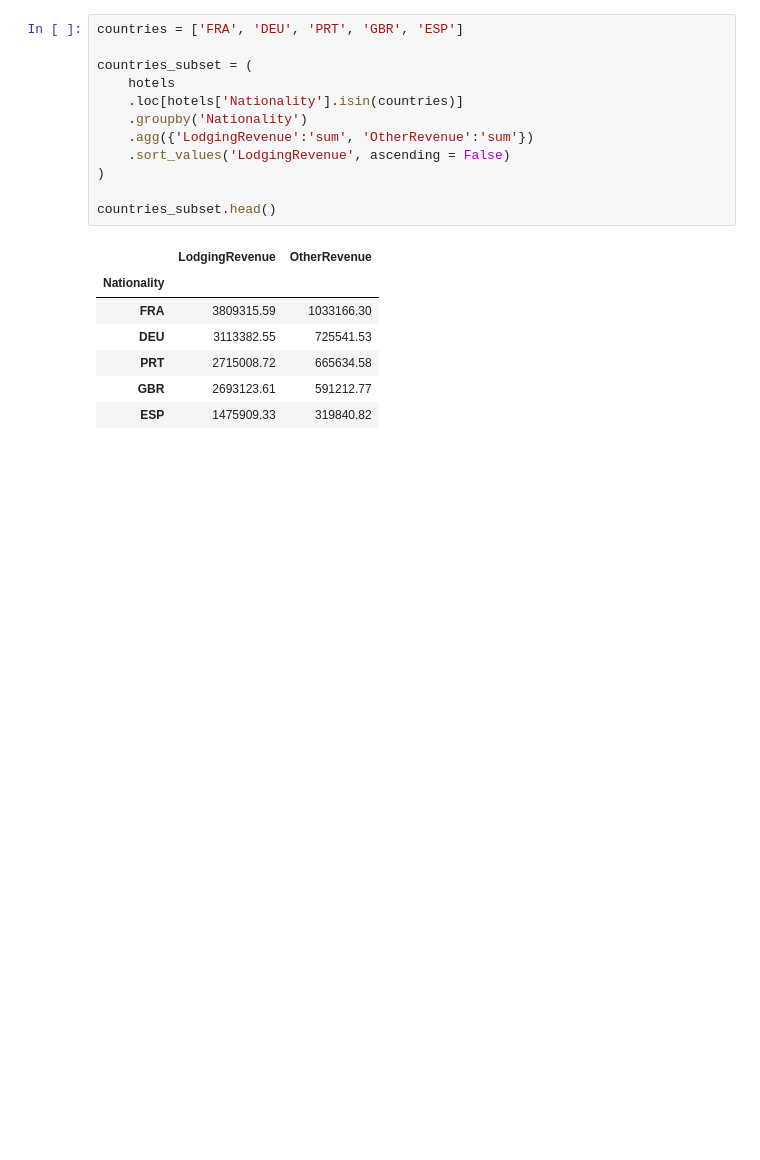
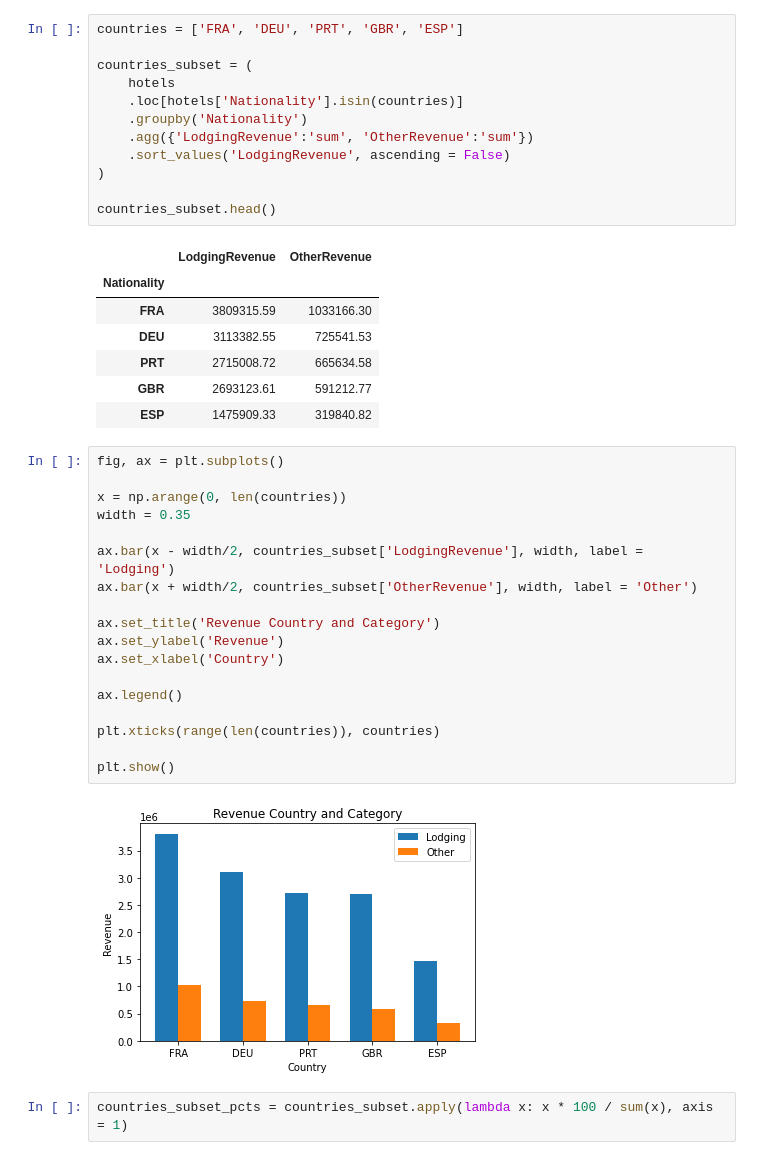
Before and after one commit to naruhikohama/dataviz-python, a Jupyter notebook: assignments.ipynb, the cells around one changed output. Saved outputs shown, nothing was run; the diff lists cells and outputs as text; blank space fills up the shorter version.

Commit message:
assignment advanced bar charts

```diff
--- a/assignments.ipynb
+++ b/assignments.ipynb
@@ -167,3 +169,25 @@ countries_subset.head()
 | PRT | 2715008.72 | 665634.58 |
 | GBR | 2693123.61 | 591212.77 |
 | ESP | 1475909.33 | 319840.82 |
+# %%
+fig, ax = plt.subplots()
+
+x = np.arange(0, len(countries))
+width = 0.35
+
+ax.bar(x - width/2, countries_subset['LodgingRevenue'], width, label = 'Lodging')
+ax.bar(x + width/2, countries_subset['OtherRevenue'], width, label = 'Other')
+
+ax.set_title('Revenue Country and Category')
+ax.set_ylabel('Revenue')
+ax.set_xlabel('Country')
+
+ax.legend()
+
+plt.xticks(range(len(countries)), countries)
+
+plt.show()
+# %% [output]
+[figure, added]
+# %%
+countries_subset_pcts = countries_subset.apply(lambda x: x * 100 / sum(x), axis = 1)
```
Also changed, not shown: parts of 2 cells of this notebook, 1 other file.
